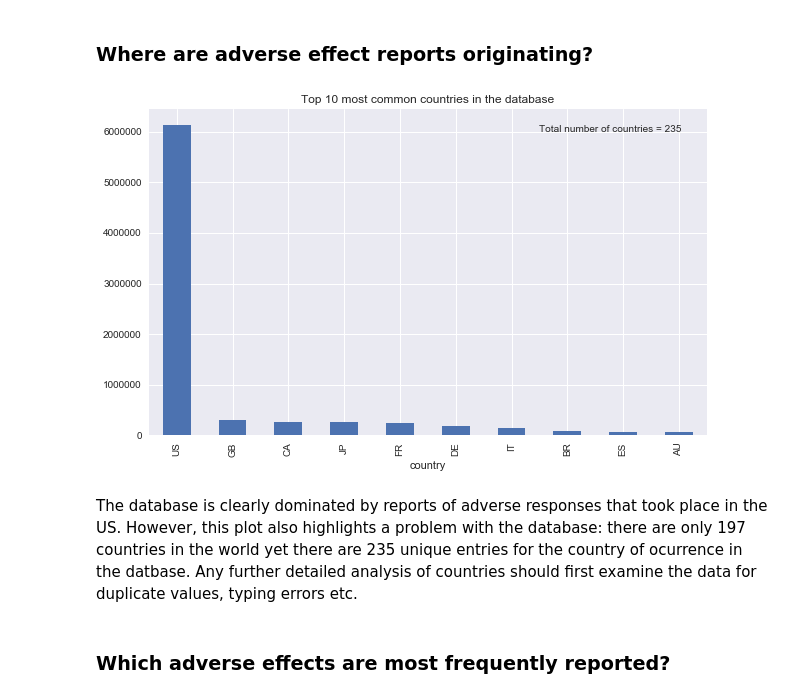
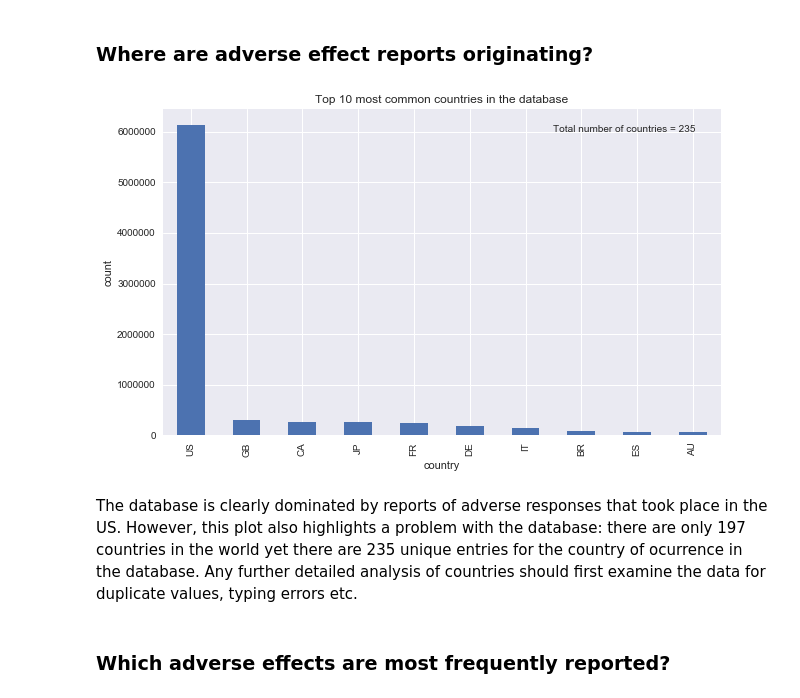
Before and after one commit to ambevan/OpenFDA_Case_Study, a Jupyter notebook: Exploring_OpenFDA_Adverse_Reactions.ipynb, the cells around one changed output. Cells and saved outputs as stored; diff of their text form; code cells hidden in the pictures.

```diff
--- a/Exploring_OpenFDA_Adverse_Reactions.ipynb
+++ b/Exploring_OpenFDA_Adverse_Reactions.ipynb
@@ -54,19 +54,20 @@ This is a large recordset with nearly 12 million adverse reports since 2003. Han
 # %%
 # collect record count by country
 url = collect_data.create_search_url(url_base, limit=300, count="occurcountry.exact")
 countries = collect_data.get_data_from_url(url)
 countries.rename(columns={'term' : 'country'}, inplace=True)
 
 # plot frequency with which different countries appear
 ax = countries.head(10).plot.bar(x='country',
                             y='count',
                             title = 'Top 10 most common countries in the database')
 ax.text(6.5, 6000000, f"Total number of countries = {countries['count'].count()}");
 ax.get_legend().remove();
+ax.set_ylabel('count');
 # %% [output]
-[figure, old version]
+[figure, new version]
 # %% [markdown]
-The database is clearly dominated by reports of adverse responses that took place in the US. However, this plot also highlights a problem with the database: there are only 197 countries in the world yet there are 235 unique entries for the country of ocurrence in the datbase. Any further detailed analysis of countries should first examine the data for duplicate values, typing errors etc.
+The database is clearly dominated by reports of adverse responses that took place in the US. However, this plot also highlights a problem with the database: there are only 197 countries in the world yet there are 235 unique entries for the country of ocurrence in the database. Any further detailed analysis of countries should first examine the data for duplicate values, typing errors etc.
 # %% [markdown]
 ### Which adverse effects are most frequently reported?
 # %%
```
Also changed, not shown: parts of 16 cells of this notebook, 6 other files.
